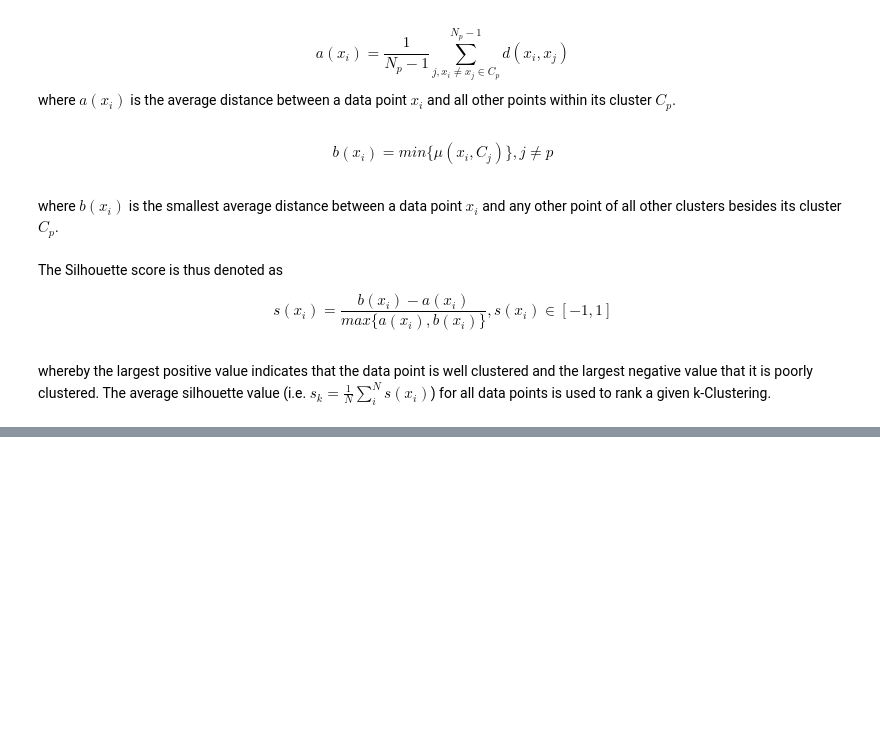
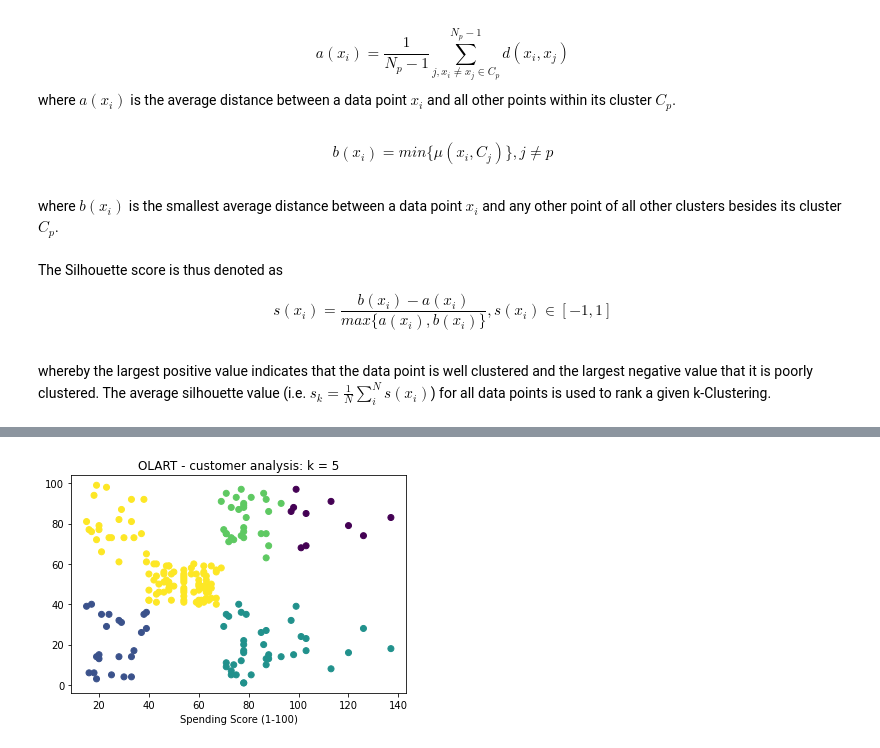
Before and after one commit to YvesMatanga/freemium_datascience, a Jupyter notebook: machine-learning-tutorials/Unsupervised Learning/Practice/2-Clustering-Analysis-Case-Study.ipynb, the cells around one changed output, grey strips where cells are left out. Saved outputs shown, nothing was run; the diff lists cells and outputs as text; code cells hidden in the pictures; blank space fills up the shorter version.

```diff
--- a/machine-learning-tutorials/Unsupervised Learning/Practice/2-Clustering-Analysis-Case-Study.ipynb
+++ b/machine-learning-tutorials/Unsupervised Learning/Practice/2-Clustering-Analysis-Case-Study.ipynb
@@ -94,0 +111,13 @@ plt.show()
+# %%
+k_choice = sv_id #choice of k
+km = KMeans(k_choice)
+clusterIds = km.fit_predict(sub_df) #get data group labels
+
+plt.figure()
+plt.xlabel(sub_df.columns[0])
+plt.xlabel(sub_df.columns[1])
+plt.scatter(x_1,x_2,c=clusterIds)
+plt.title('OLART - customer analysis: k = %d'%k_choice)
+plt.show()
+# %% [output]
+[figure, added]
```
Also changed, not shown: parts of 3 cells of this notebook.
